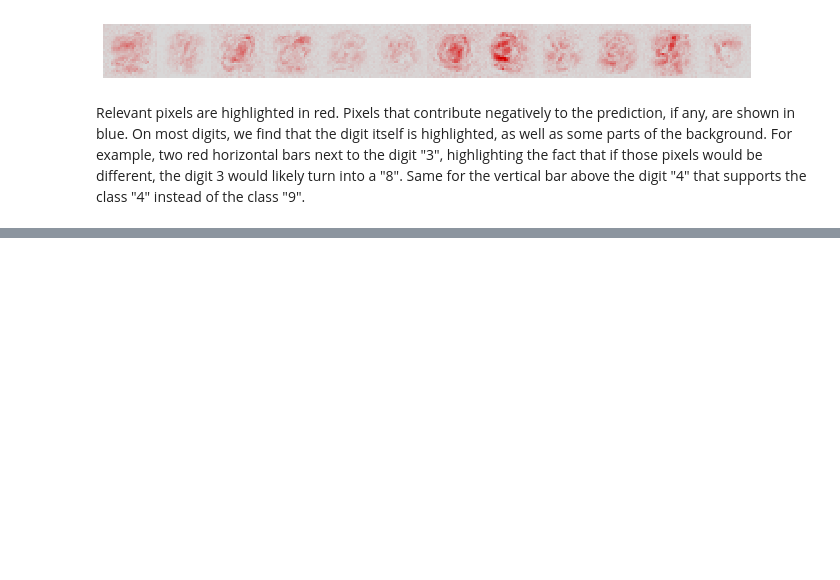
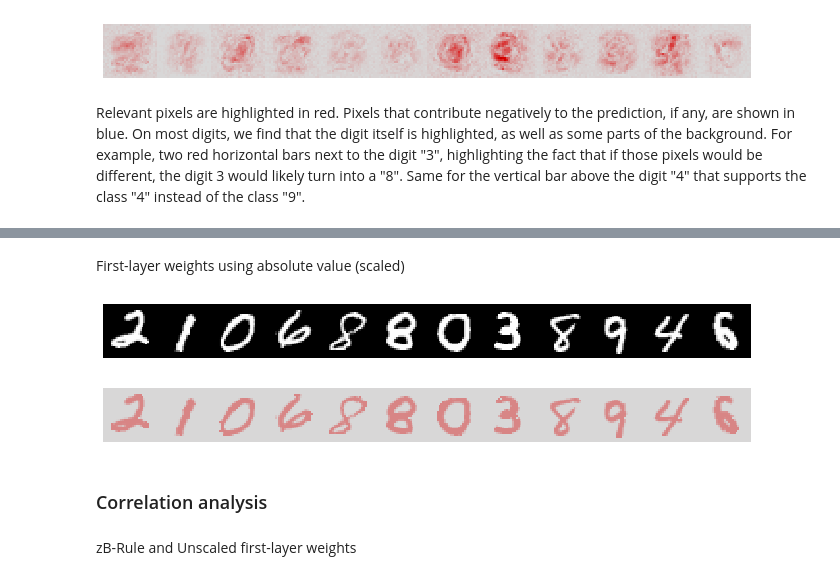
Before and after one commit to sahil280114/LRP-Numpy, a Jupyter notebook: lrp_numpy_implementation.ipynb, the cells around one changed output, grey strips where cells are left out. Saved outputs shown, nothing was run; the diff lists cells and outputs as text; code cells hidden in the pictures; blank space fills up the shorter version.

Commit message:
correlation analysis

```diff
--- a/lrp_numpy_implementation.ipynb
+++ b/lrp_numpy_implementation.ipynb
@@ -125,0 +190,12 @@ Relevant pixels are highlighted in red. Pixels that contribute negatively to the
+# %% [markdown]
+First-layer weights using absolute value (scaled)
+# %%
+util.digit(X.reshape(1,12,28,28).transpose(0,2,1,3).reshape(28,12*28),9,0.75)
+util.heatmap(N2_scaled.reshape(1,12,28,28).transpose(0,2,1,3).reshape(28,12*28),9,0.75)
+# %% [output]
+[figure, added]
+[figure, added]
+# %% [markdown]
+### Correlation analysis
+# %% [markdown]
+zB-Rule and Unscaled first-layer weights
```
Also changed, not shown: parts of 20 cells of this notebook, 2 other files.
